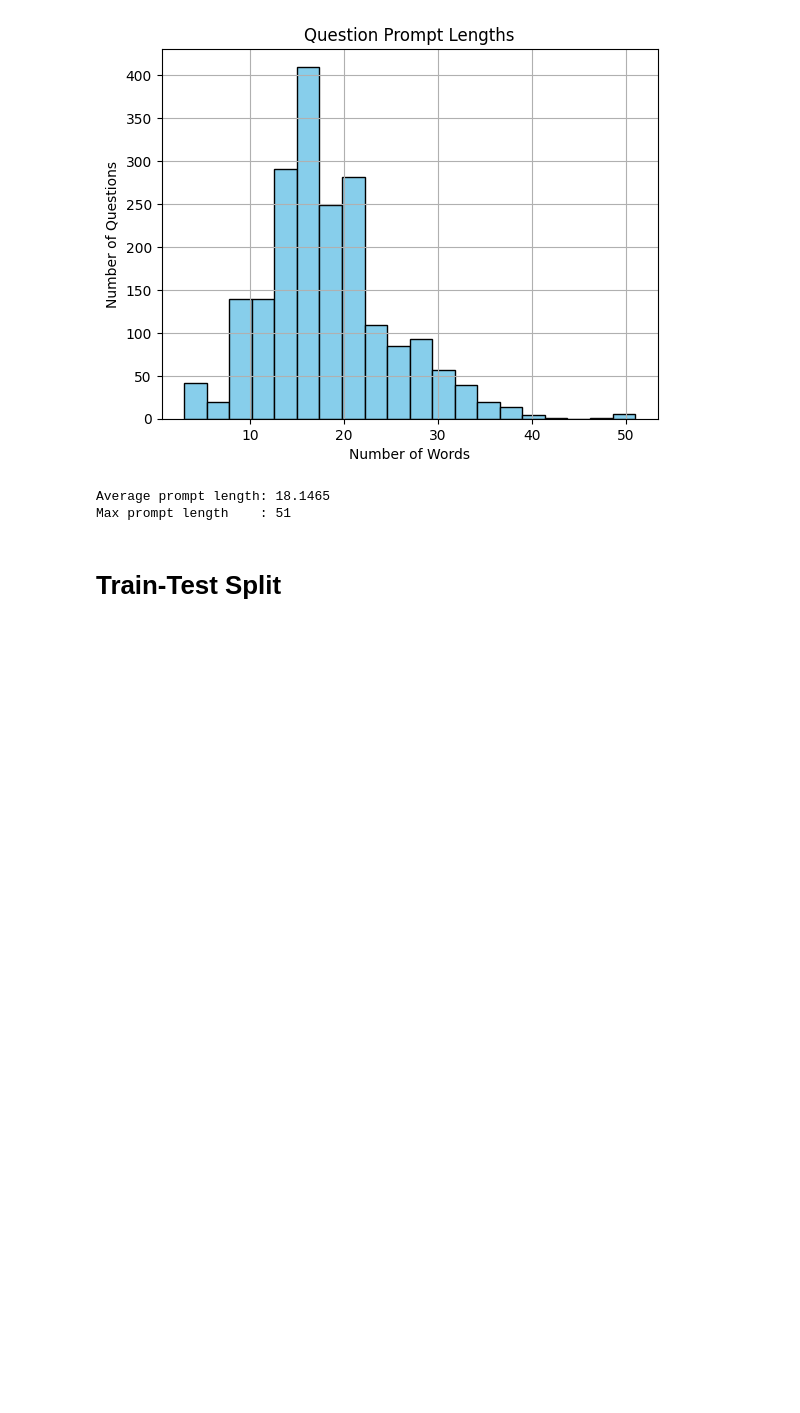
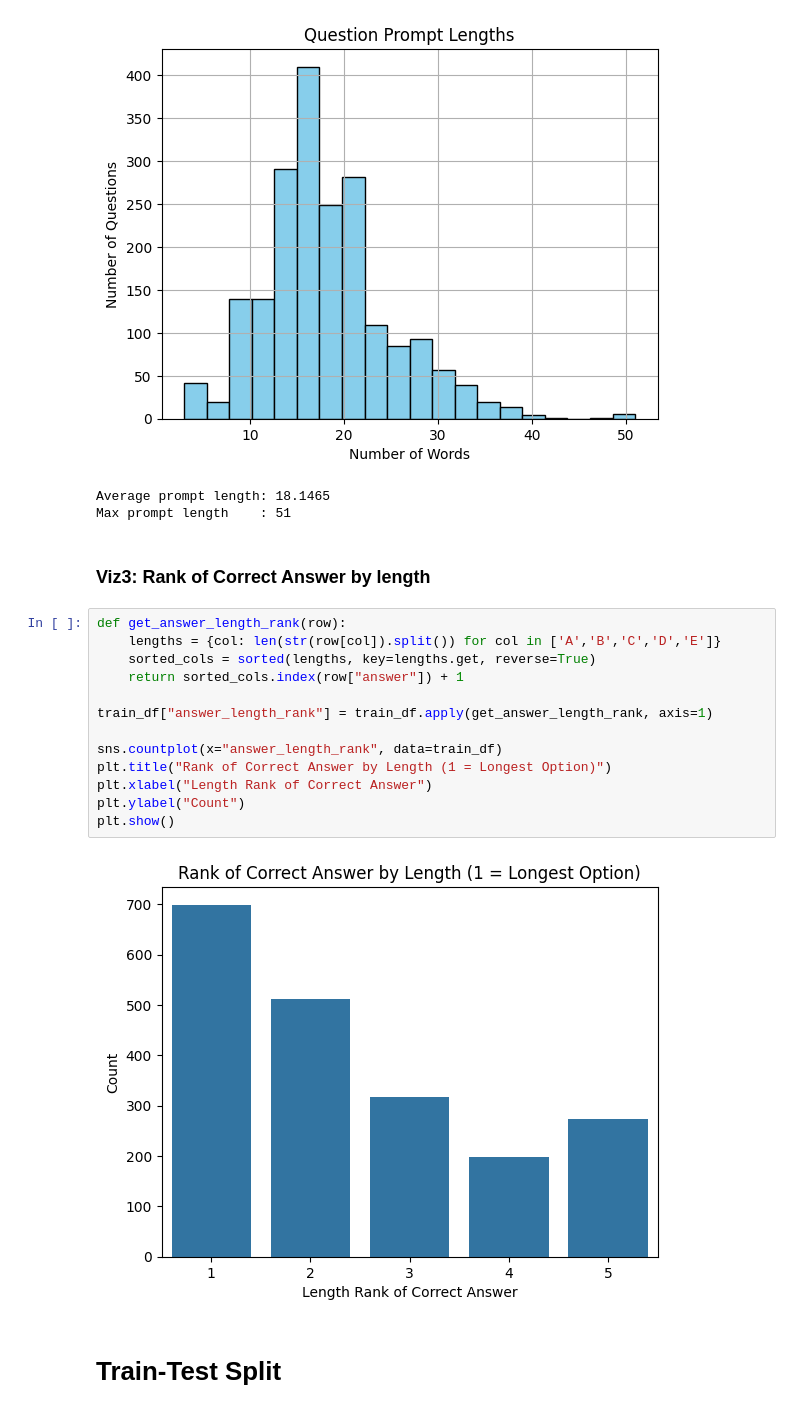
Before and after one commit to pranay-aggarwal/Smart-MCQ-Solver, a Jupyter notebook: kaggle_notebook.ipynb, the cells around one changed output. Saved outputs shown, nothing was run; the diff lists cells and outputs as text; blank space fills up the shorter version.

```diff
--- a/kaggle_notebook.ipynb
+++ b/kaggle_notebook.ipynb
@@ -140,6 +143,23 @@ print("Max prompt length    :", train_viz["prompt_words"].max())
 [figure]
 Average prompt length: 18.1465
 Max prompt length    : 51
+# %% [markdown]
+### Viz3: Rank of Correct Answer by length
+# %%
+def get_answer_length_rank(row):
+    lengths = {col: len(str(row[col]).split()) for col in ['A','B','C','D','E']}
+    sorted_cols = sorted(lengths, key=lengths.get, reverse=True)
+    return sorted_cols.index(row["answer"]) + 1
+
+train_df["answer_length_rank"] = train_df.apply(get_answer_length_rank, axis=1)
+
+sns.countplot(x="answer_length_rank", data=train_df)
+plt.title("Rank of Correct Answer by Length (1 = Longest Option)")
+plt.xlabel("Length Rank of Correct Answer")
+plt.ylabel("Count")
+plt.show()
+# %% [output]
+[figure, added]
 # %% [markdown]
 # Train-Test Split
 # %%
```
Also changed, not shown: parts of 31 cells of this notebook.
